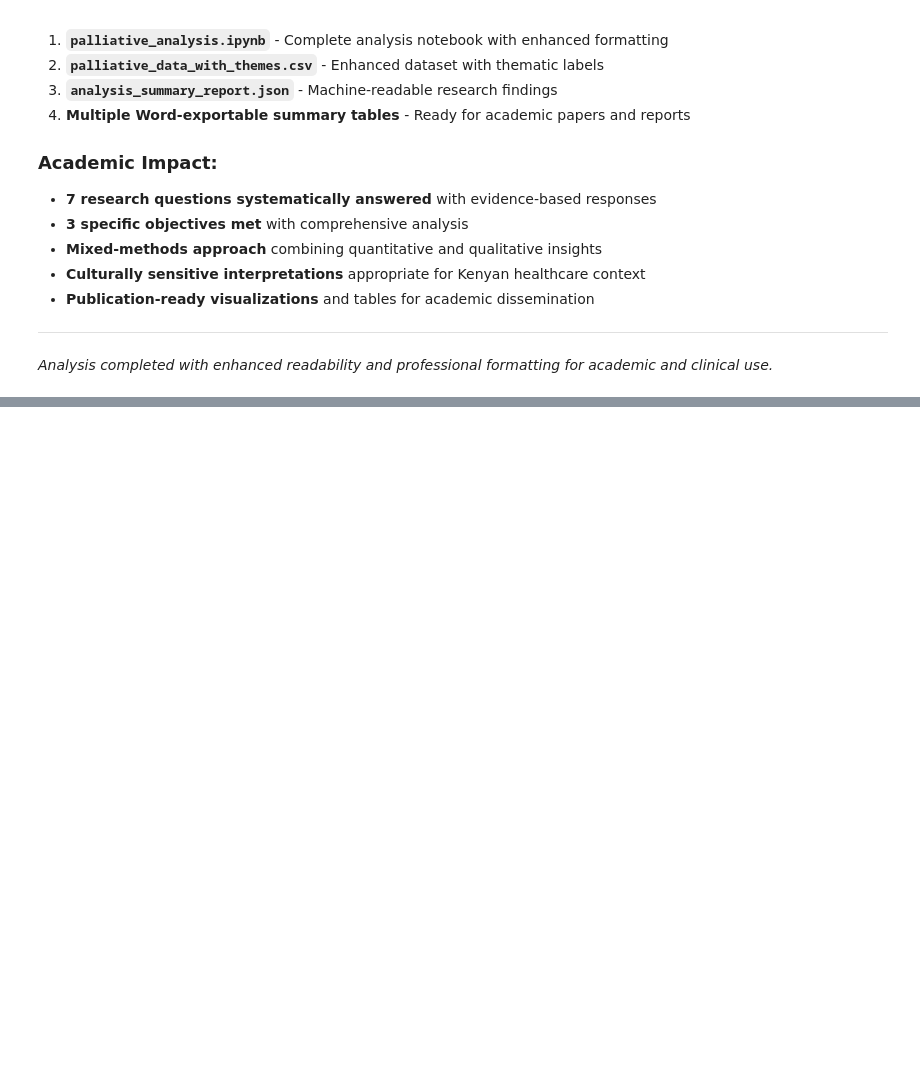
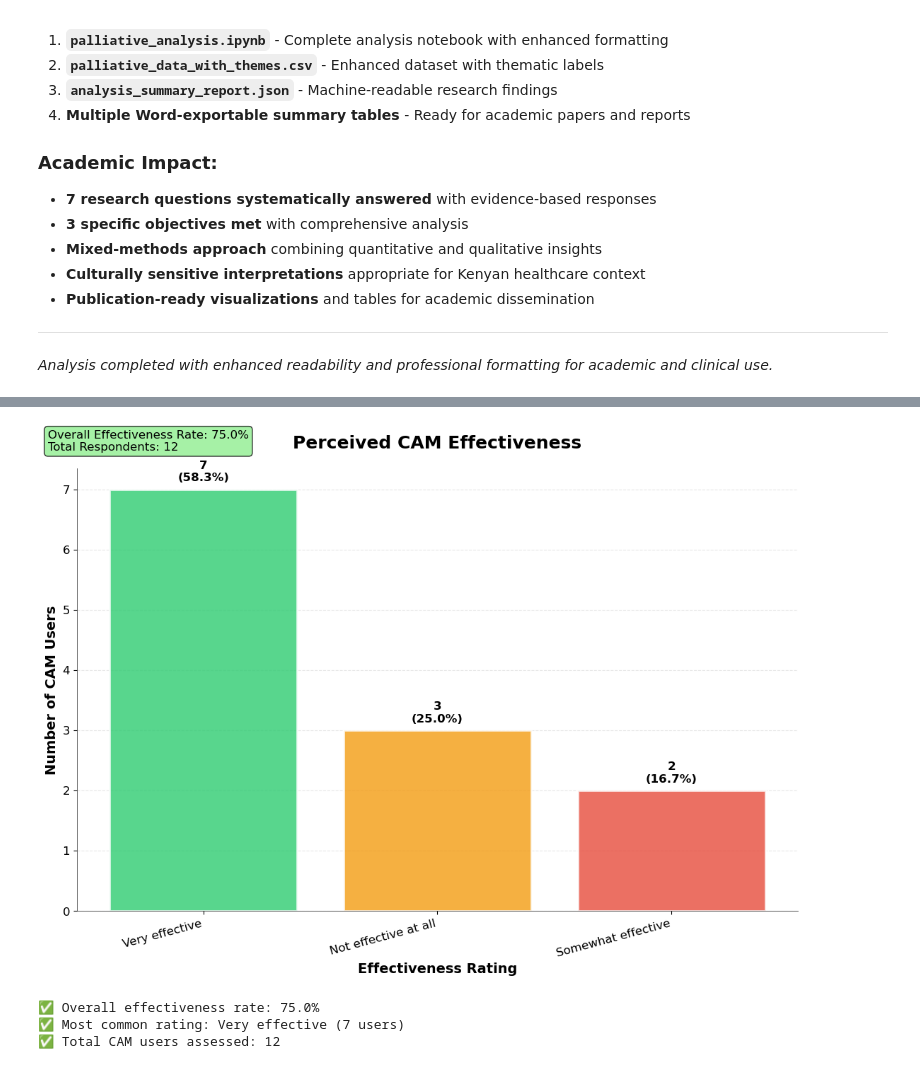
Before and after one commit to MadScie254/Palliative_Analysis, a Jupyter notebook: palliative_analysis.ipynb, the cells around one changed output, grey strips where cells are left out. Saved outputs shown, nothing was run; the diff lists cells and outputs as text; code cells hidden in the pictures; blank space fills up the shorter version.

```diff
--- a/palliative_analysis.ipynb
+++ b/palliative_analysis.ipynb
@@ -3150,0 +3296,58 @@ This mixed-methods analysis of 13 palliative care patients at Kenyatta National
+# %%
+# Plot 4: Perceived CAM Effectiveness
+plt.figure(figsize=(11, 8))
+
+# Get effectiveness data
+effectiveness_counts = effectiveness_data.values
+effectiveness_labels = effectiveness_data.index
+
+# Beautiful gradient colors from green (effective) to red (not effective)
+colors = ['#2ECC71', '#F39C12', '#E74C3C']  # Green, Orange, Red
+
+# Create bar chart
+bars = plt.bar(effectiveness_labels, effectiveness_counts,
+               color=colors[:len(effectiveness_labels)],
+               alpha=0.8, edgecolor='white', linewidth=2)
+
+# Add value labels on top of bars
+for bar, count in zip(bars, effectiveness_counts):
+    percentage = (count/effectiveness_counts.sum())*100
+    plt.text(bar.get_x() + bar.get_width()/2, bar.get_height() + 0.1,
+             f'{count}\n({percentage:.1f}%)',
+             ha='center', va='bottom', fontweight='bold', fontsize=12)
+
+plt.title('Perceived CAM Effectiveness', fontsize=18, fontweight='bold', pad=20)
+plt.xlabel('Effectiveness Rating', fontweight='bold', fontsize=14)
+plt.ylabel('Number of CAM Users', fontweight='bold', fontsize=14)
+
+# Rotate x-axis labels for better readability
+plt.xticks(rotation=15, ha='right')
+
+# Add grid for better readability
+plt.grid(axis='y', alpha=0.3, linestyle='--')
+plt.gca().set_axisbelow(True)
+
+# Add summary statistics
+total_effective = effectiveness_data.get('Very effective', 0) + effectiveness_data.get('Somewhat effective', 0)
+effectiveness_rate = (total_effective/effectiveness_counts.sum())*100
+plt.figtext(0.02, 0.95, f'Overall Effectiveness Rate: {effectiveness_rate:.1f}%\n' +
+                        f'Total Respondents: {effectiveness_counts.sum()}',
+            fontsize=12, bbox=dict(boxstyle='round', facecolor='lightgreen', alpha=0.8))
+
+# Styling
+plt.gca().spines['top'].set_visible(False)
+plt.gca().spines['right'].set_visible(False)
+plt.gca().spines['left'].set_linewidth(0.5)
+plt.gca().spines['bottom'].set_linewidth(0.5)
+
+plt.tight_layout()
+plt.show()
+
+print(f"✅ Overall effectiveness rate: {effectiveness_rate:.1f}%")
+print(f"✅ Most common rating: {effectiveness_data.index[0]} ({effectiveness_data.iloc[0]} users)")
+print(f"✅ Total CAM users assessed: {effectiveness_counts.sum()}")
+# %% [output]
+[figure, added]
+✅ Overall effectiveness rate: 75.0%
+✅ Most common rating: Very effective (7 users)
+✅ Total CAM users assessed: 12
```
Also changed, not shown: parts of 9 cells of this notebook, 6 other files.
